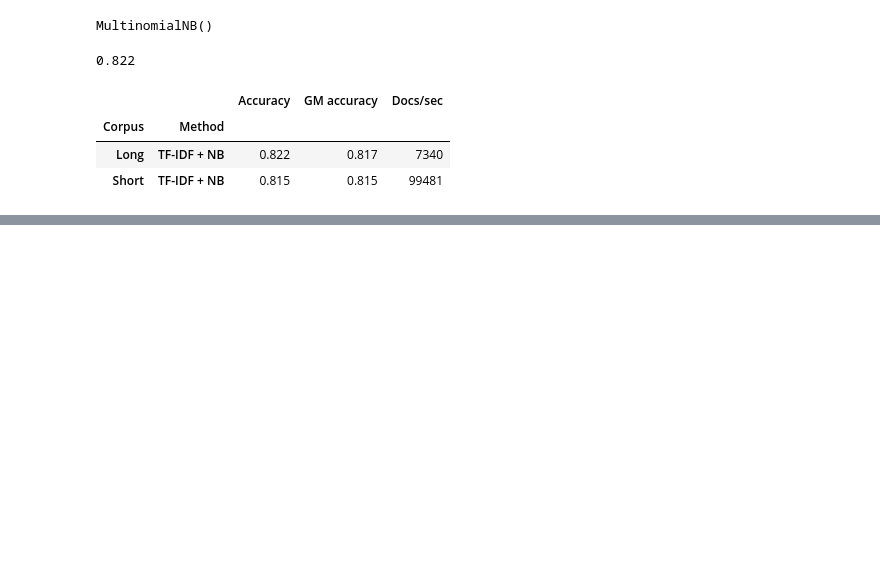
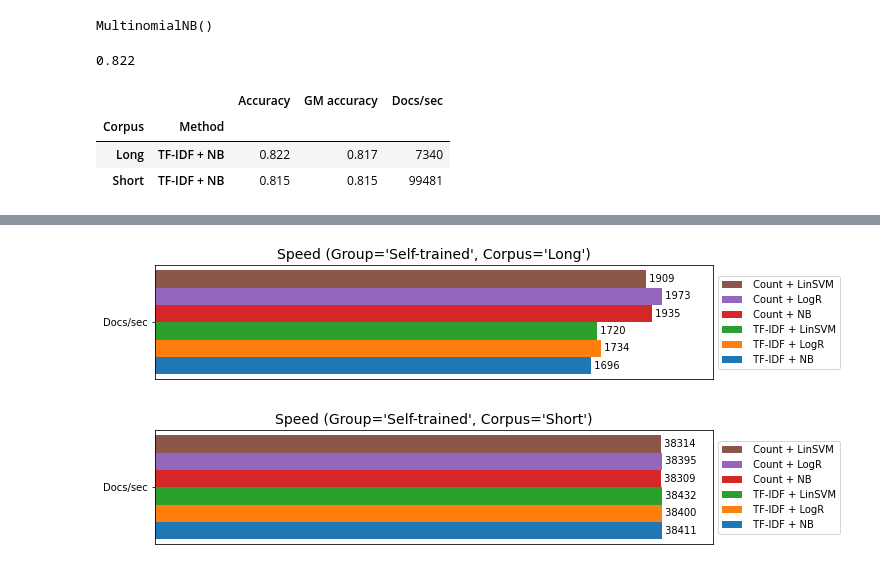
Before and after one commit to a-stephen/sentiment-analysis, a Jupyter notebook: senti_analysis.ipynb, the cells around one changed output, grey strips where cells are left out. Cells and saved outputs as stored; diff of their text form; code cells hidden in the pictures; blank space fills up the shorter version.

```diff
--- a/senti_analysis.ipynb
+++ b/senti_analysis.ipynb
@@ -622,0 +643,5 @@ Processing 5 of 6: TF-IDF + LogR ...
+# %%
+plot_results(group='Self-trained', var_names=['Docs/sec'], title='Speed', relative=True)
+# %% [output]
+[figure, added]
+[figure, added]
```
Also changed, not shown: parts of 2 cells of this notebook.
